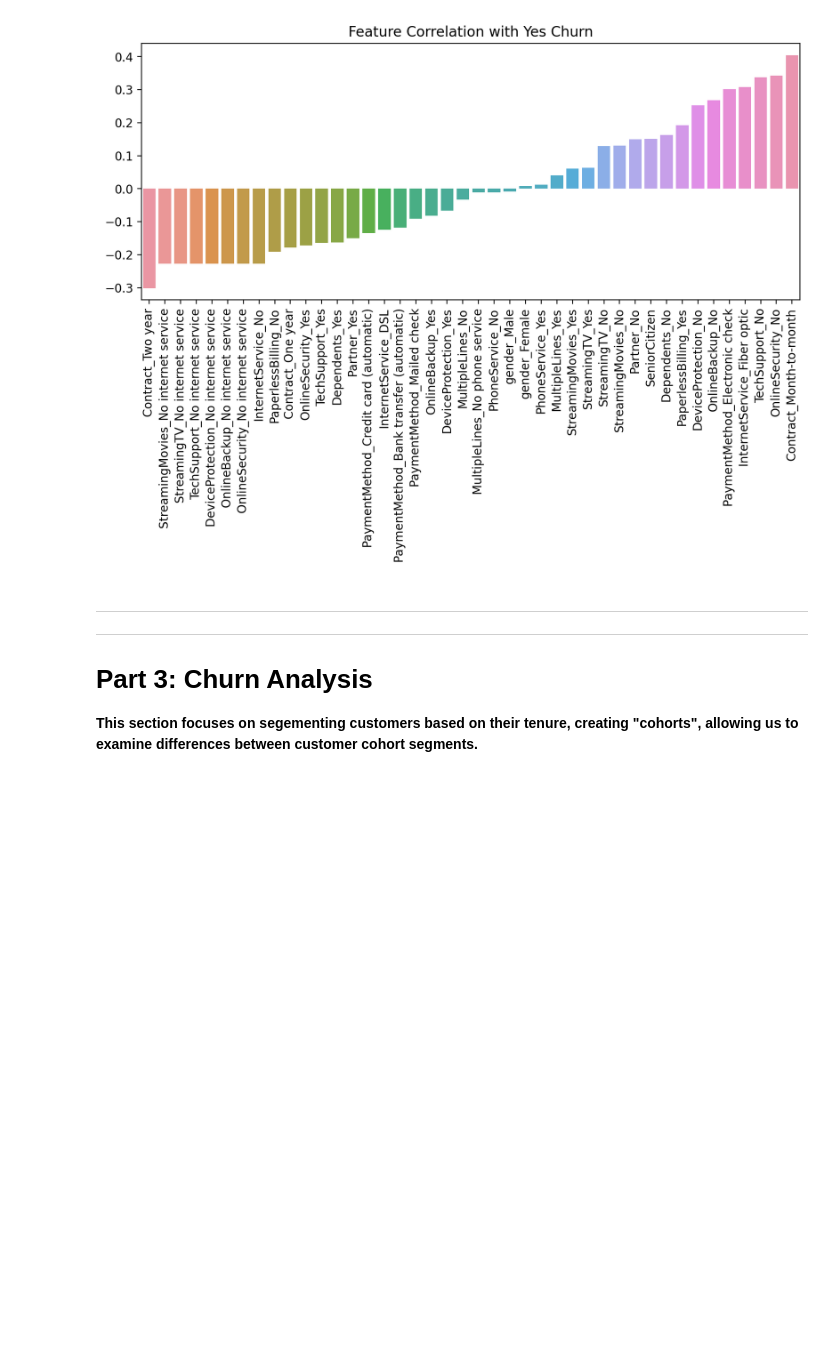
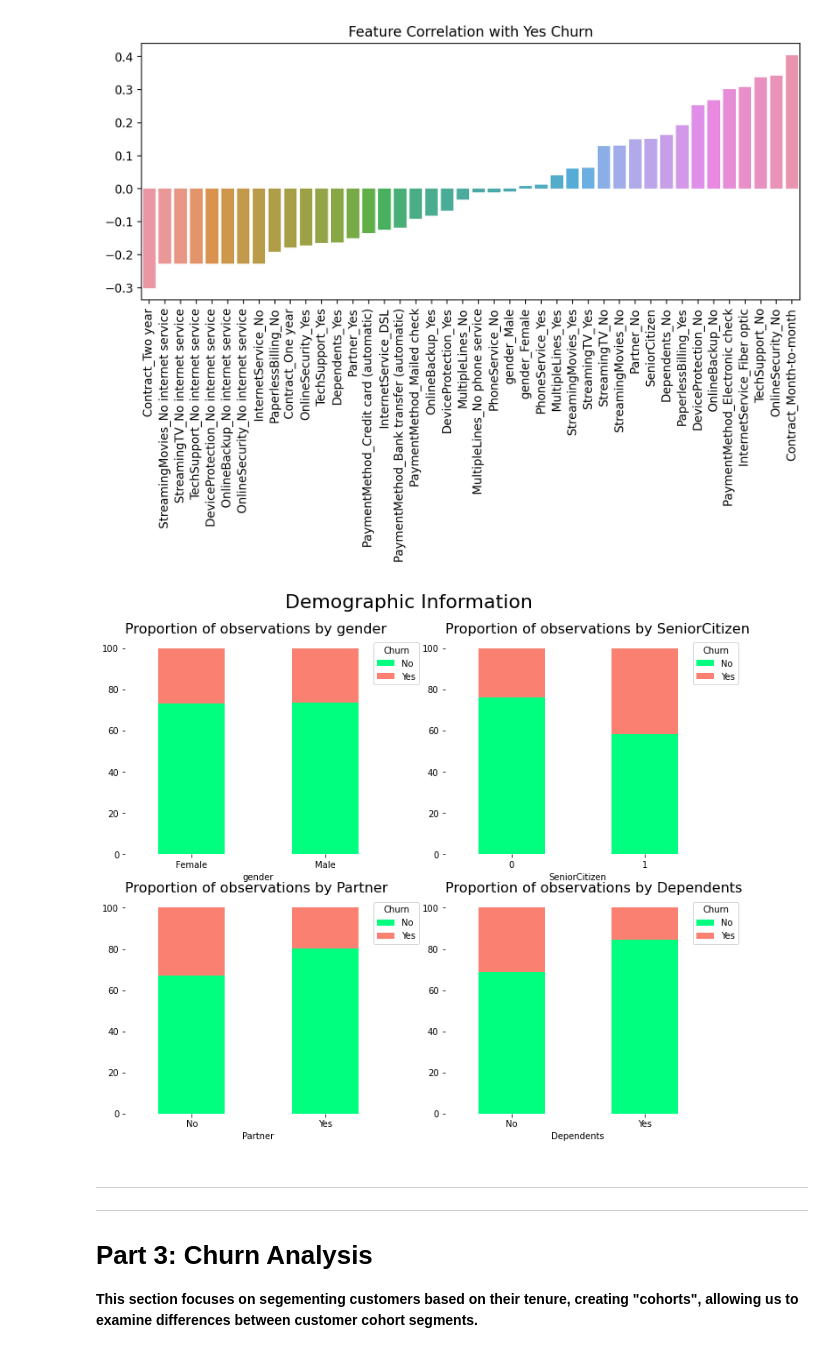
Before and after one commit to Aliya-Alim/TelcoChurnAnalysis, a Jupyter notebook: 01-Sup-Learning-Capstone-Tree-Methods-SOLNs.ipynb, the cells around one changed output. Cells and saved outputs as stored; diff of their text form; code cells hidden in the pictures; blank space fills up the shorter version.

```diff
--- a/01-Sup-Learning-Capstone-Tree-Methods-SOLNs.ipynb
+++ b/01-Sup-Learning-Capstone-Tree-Methods-SOLNs.ipynb
@@ -162,3 +240,11 @@ plt.xticks(rotation=90);
+# %%
+# demographic column names
+demographic_columns = ['gender', 'SeniorCitizen', 'Partner', 'Dependents']
+
+# stacked plot of demographic columns
+percentage_stacked_plot(demographic_columns, 'Demographic Information')
+# %% [output]
+[figure, added]
 # %% [markdown]
 ---
 ---
```
Also changed, not shown: parts of 3 cells of this notebook.
